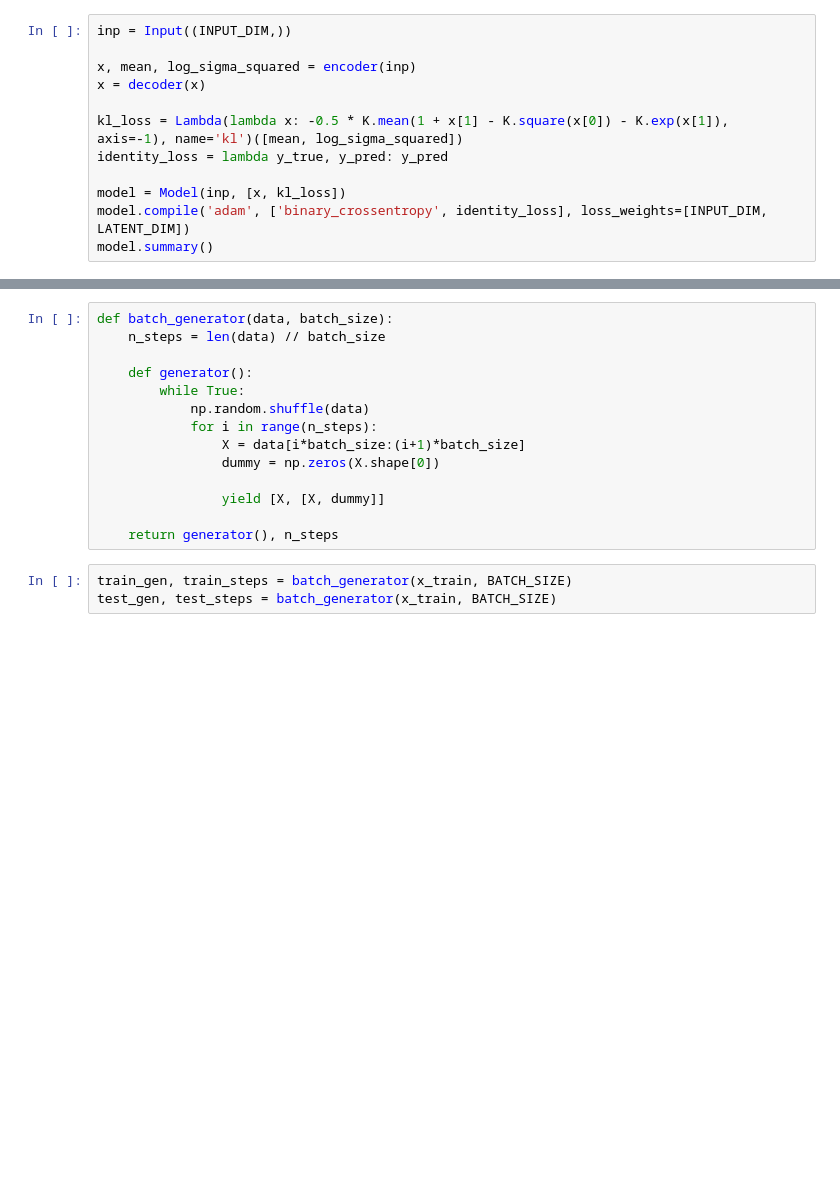
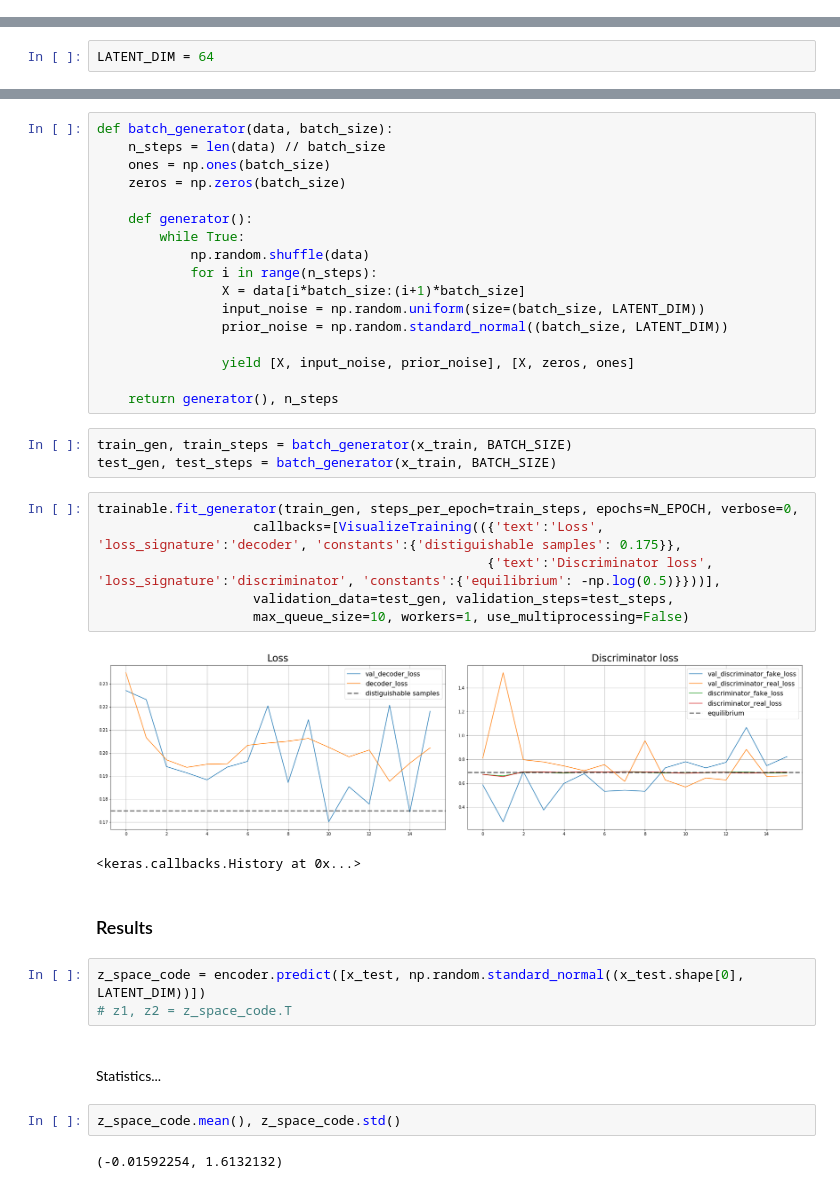
Before and after one commit to vBLFTePebWNi6c/example_adversarial-AE-VAE, a Jupyter notebook: regular-vae.ipynb, the cells around one changed output, grey strips where cells are left out. Cells and saved outputs as stored; diff of their text form; blank space fills up the shorter version.

```diff
--- a/regular-vae.ipynb
+++ b/regular-vae.ipynb
@@ -54,12 +90,0 @@ decoder = Model(inp_d, d, name='decoder')
-# %%
-inp = Input((INPUT_DIM,))
-
-x, mean, log_sigma_squared = encoder(inp)
-x = decoder(x)
-
-kl_loss = Lambda(lambda x: -0.5 * K.mean(1 + x[1] - K.square(x[0]) - K.exp(x[1]), axis=-1), name='kl')([mean, log_sigma_squared])
-identity_loss = lambda y_true, y_pred: y_pred
-
-model = Model(inp, [x, kl_loss])
-model.compile('adam', ['binary_crossentropy', identity_loss], loss_weights=[INPUT_DIM, LATENT_DIM])
-model.summary()
@@ -84,0 +141,2 @@ ________________________________________________________________________________
+# %%
+LATENT_DIM = 64
@@ -85,17 +188,40 @@ ________________________________________________________________________________
 # %%
 def batch_generator(data, batch_size):
     n_steps = len(data) // batch_size
+    ones = np.ones(batch_size)
+    zeros = np.zeros(batch_size)
 
     def generator():
         while True:
             np.random.shuffle(data)
             for i in range(n_steps):
                 X = data[i*batch_size:(i+1)*batch_size]
-                dummy = np.zeros(X.shape[0])
+                input_noise = np.random.uniform(size=(batch_size, LATENT_DIM))
+                prior_noise = np.random.standard_normal((batch_size, LATENT_DIM))
 
-                yield [X, [X, dummy]]
+                yield [X, input_noise, prior_noise], [X, zeros, ones]
 
     return generator(), n_steps
 # %%
 train_gen, train_steps = batch_generator(x_train, BATCH_SIZE)
 test_gen, test_steps = batch_generator(x_train, BATCH_SIZE)
+# %%
+trainable.fit_generator(train_gen, steps_per_epoch=train_steps, epochs=N_EPOCH, verbose=0,
+                    callbacks=[VisualizeTraining(({'text':'Loss', 'loss_signature':'decoder', 'constants':{'distiguishable samples': 0.175}},
+                                                  {'text':'Discriminator loss', 'loss_signature':'discriminator', 'constants':{'equilibrium': -np.log(0.5)}}))],
+                    validation_data=test_gen, validation_steps=test_steps,
+                    max_queue_size=10, workers=1, use_multiprocessing=False)
+# %% [output]
+[figure, added]
+<keras.callbacks.History at 0x...>
+# %% [markdown]
+### Results
+# %%
+z_space_code = encoder.predict([x_test, np.random.standard_normal((x_test.shape[0], LATENT_DIM))])
+# z1, z2 = z_space_code.T
+# %% [markdown]
+<br>Statistics...
+# %%
+z_space_code.mean(), z_space_code.std()
+# %% [output]
+(-0.01592254, 1.6132132)
```
Also changed, not shown: parts of 56 cells of this notebook, 3 other files.
